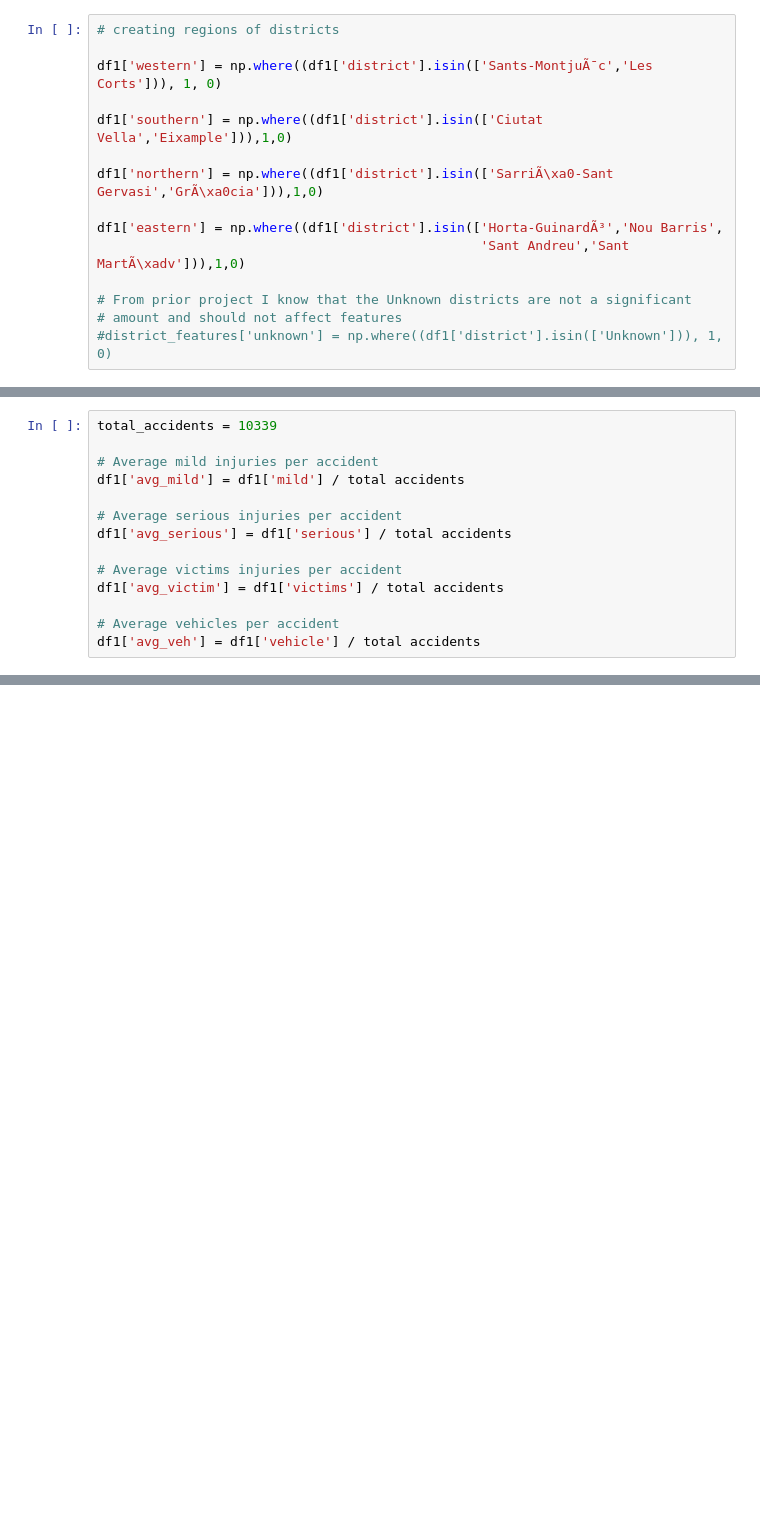
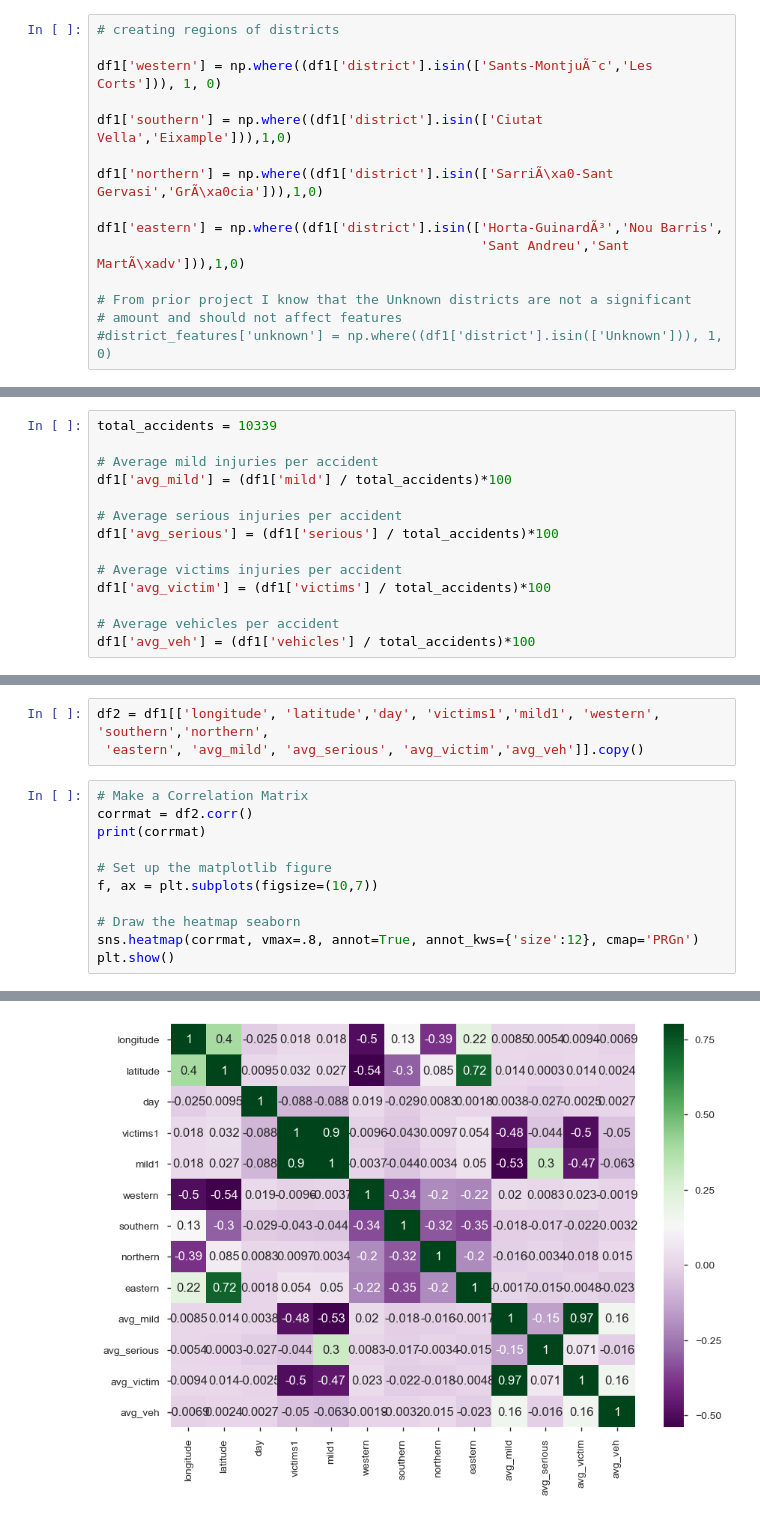
Before and after one commit to kmcmcurtis7/thinkful_ml_unit2, a Jupyter notebook: 2.1.8 Preparing a Dataset for Modeling.ipynb, the cells around one changed output, grey strips where cells are left out. Saved outputs shown, nothing was run; the diff lists cells and outputs as text; blank space fills up the shorter version.

```diff
--- a/2.1.8 Preparing a Dataset for Modeling.ipynb
+++ b/2.1.8 Preparing a Dataset for Modeling.ipynb
@@ -386,13 +385,13 @@ df1.tail(3)
 total_accidents = 10339
 
 # Average mild injuries per accident
-df1['avg_mild'] = df1['mild'] / total accidents
+df1['avg_mild'] = (df1['mild'] / total_accidents)*100
 
 # Average serious injuries per accident
-df1['avg_serious'] = df1['serious'] / total accidents
+df1['avg_serious'] = (df1['serious'] / total_accidents)*100
 
 # Average victims injuries per accident
-df1['avg_victim'] = df1['victims'] / total accidents
+df1['avg_victim'] = (df1['victims'] / total_accidents)*100
 
 # Average vehicles per accident
-df1['avg_veh'] = df1['vehicle'] / total accidents
+df1['avg_veh'] = (df1['vehicles'] / total_accidents)*100
@@ -398,0 +408,15 @@ df1['avg_veh'] = df1['vehicle'] / total accidents
+# %%
+df2 = df1[['longitude', 'latitude','day', 'victims1','mild1', 'western', 'southern','northern',
+ 'eastern', 'avg_mild', 'avg_serious', 'avg_victim','avg_veh']].copy()
+# %%
+# Make a Correlation Matrix
+corrmat = df2.corr()
+print(corrmat)
+
+# Set up the matplotlib figure
+f, ax = plt.subplots(figsize=(10,7))
+
+# Draw the heatmap seaborn
+sns.heatmap(corrmat, vmax=.8, annot=True, annot_kws={'size':12}, cmap='PRGn')
+plt.show()
+# %% [output]
@@ -398,0 +440 @@ df1['avg_veh'] = df1['vehicle'] / total accidents
+[figure, added]
```
Also changed, not shown: parts of 4 cells of this notebook.
